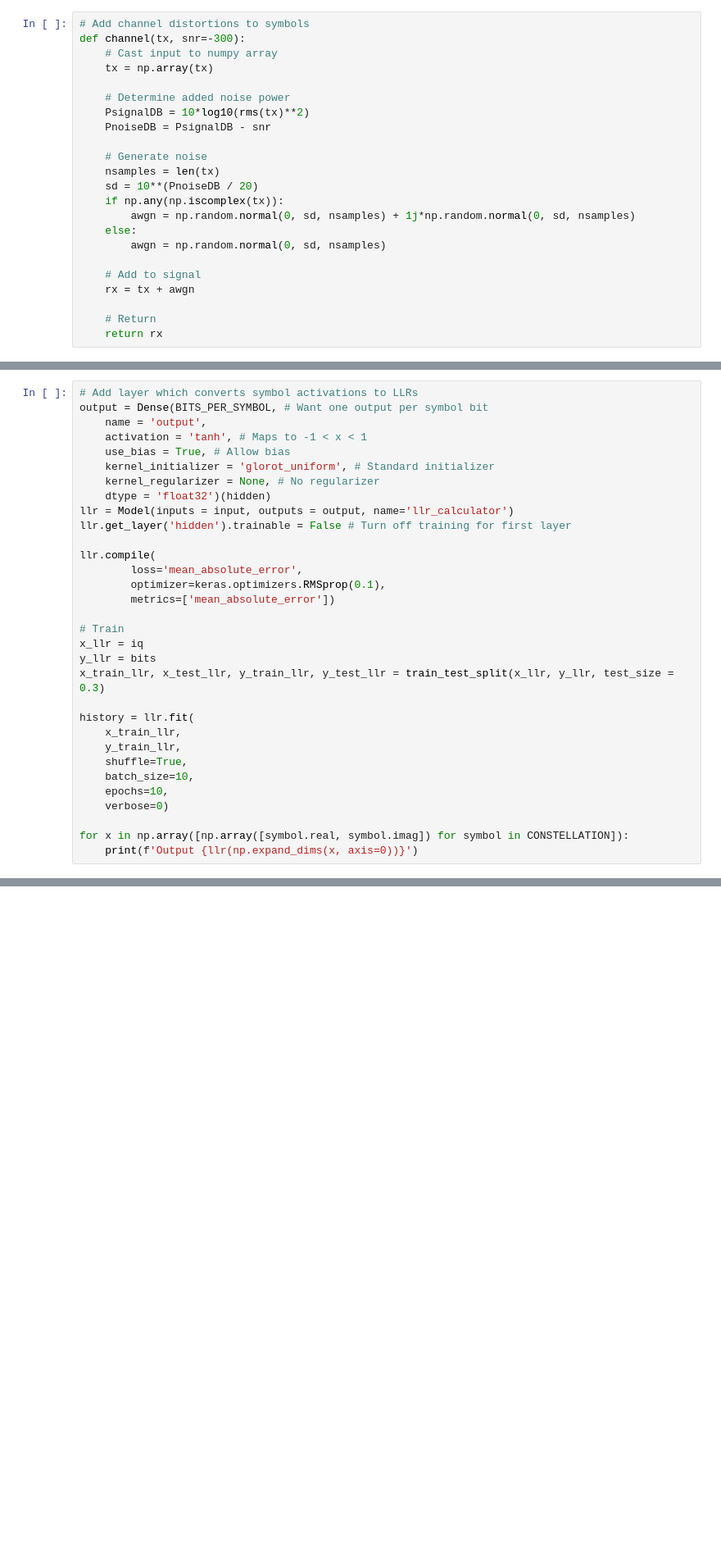
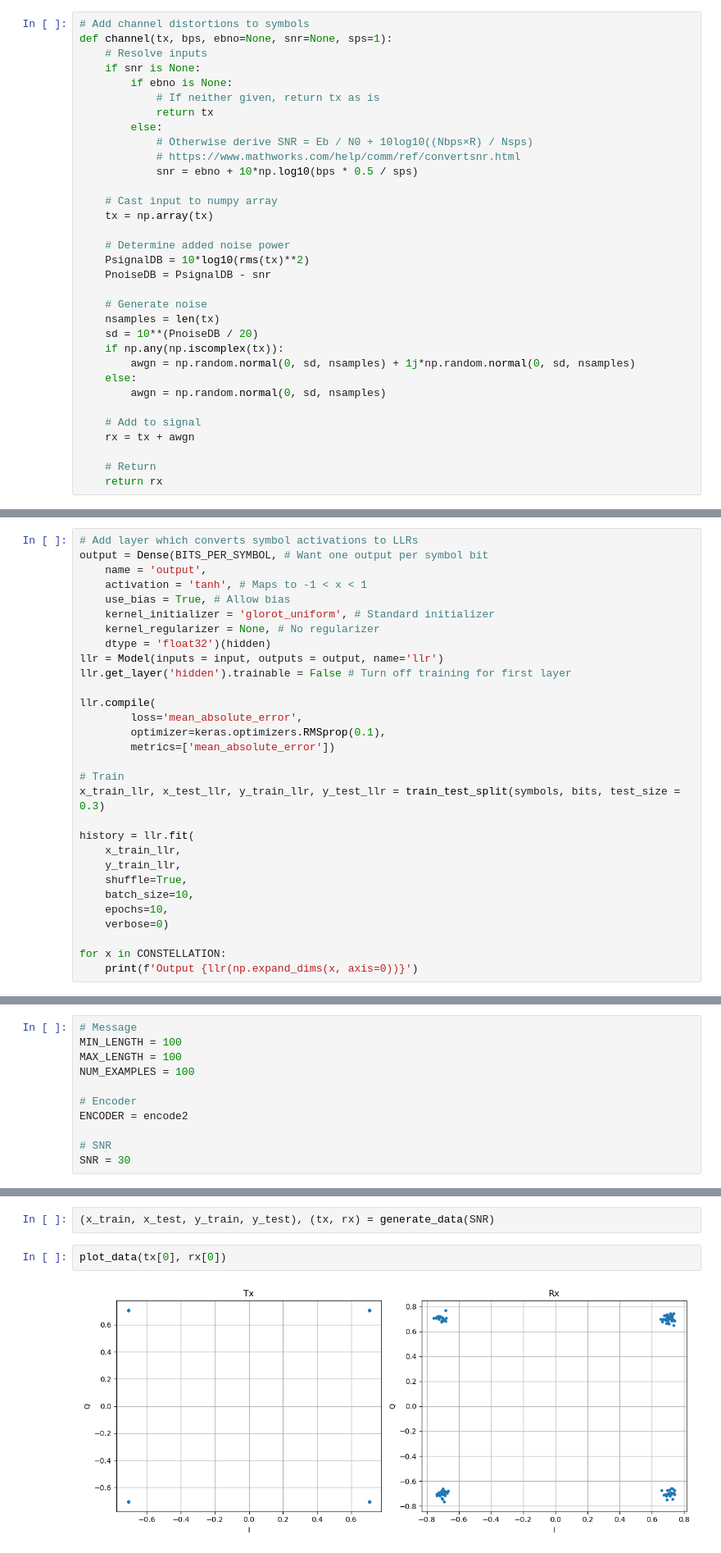
Before and after one commit to jdoe5/Machine-Learning-DSP, a Jupyter notebook: NeuralTurboDecoder/NeuralConvolutionalDecoder.ipynb, the cells around one changed output, grey strips where cells are left out. Shown: that part at 82% size. Cells and saved outputs as stored; diff of their text form; blank space fills up the shorter version.

Commit message:
updated LLR input to allow complex symbols

```diff
--- a/NeuralTurboDecoder/NeuralConvolutionalDecoder.ipynb
+++ b/NeuralTurboDecoder/NeuralConvolutionalDecoder.ipynb
@@ -233,7 +225,17 @@ def modulate(bits, constellation, bps=None):
     return symbols
 # %%
 # Add channel distortions to symbols
-def channel(tx, snr=-300):
+def channel(tx, bps, ebno=None, snr=None, sps=1):
+    # Resolve inputs
+    if snr is None:
+        if ebno is None:
+            # If neither given, return tx as is
+            return tx
+        else:
+            # Otherwise derive SNR = Eb / N0 + 10log10((Nbps×R) / Nsps)
+            # https://www.mathworks.com/help/comm/ref/convertsnr.html
+            snr = ebno + 10*np.log10(bps * 0.5 / sps)
+
     # Cast input to numpy array
     tx = np.array(tx)
 
@@ -347,7 +349,7 @@ output = Dense(BITS_PER_SYMBOL, # Want one output per symbol bit
     kernel_initializer = 'glorot_uniform', # Standard initializer
     kernel_regularizer = None, # No regularizer
     dtype = 'float32')(hidden)
-llr = Model(inputs = input, outputs = output, name='llr_calculator')
+llr = Model(inputs = input, outputs = output, name='llr')
 llr.get_layer('hidden').trainable = False # Turn off training for first layer
 
 llr.compile(
@@ -356,9 +358,7 @@ llr.compile(
         metrics=['mean_absolute_error'])
 
 # Train
-x_llr = iq
-y_llr = bits
-x_train_llr, x_test_llr, y_train_llr, y_test_llr = train_test_split(x_llr, y_llr, test_size = 0.3)
+x_train_llr, x_test_llr, y_train_llr, y_test_llr = train_test_split(symbols, bits, test_size = 0.3)
 
 history = llr.fit(
     x_train_llr,
@@ -368,7 +368,7 @@ history = llr.fit(
     epochs=10,
     verbose=0)
 
-for x in np.array([np.array([symbol.real, symbol.imag]) for symbol in CONSTELLATION]):
+for x in CONSTELLATION:
     print(f'Output {llr(np.expand_dims(x, axis=0))}')
 # %% [output]
 Output [[-0.9999998 -0.9999998]]
@@ -391,0 +389,11 @@ Some other notes:
+# %%
+# Message
+MIN_LENGTH = 100
+MAX_LENGTH = 100
+NUM_EXAMPLES = 100
+
+# Encoder
+ENCODER = encode2
+
+# SNR
+SNR = 30
@@ -391,0 +445,6 @@ Some other notes:
+# %%
+(x_train, x_test, y_train, y_test), (tx, rx) = generate_data(SNR)
+# %%
+plot_data(tx[0], rx[0])
+# %% [output]
+[figure, added]
```
Also changed, not shown: parts of 18 cells of this notebook.
